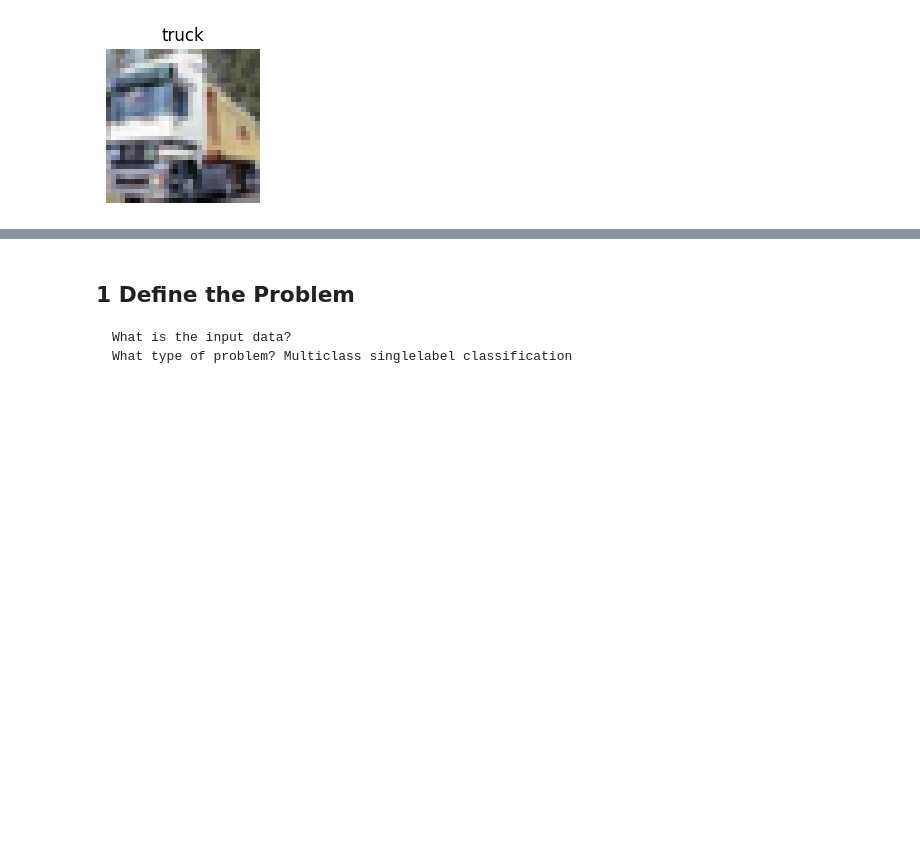
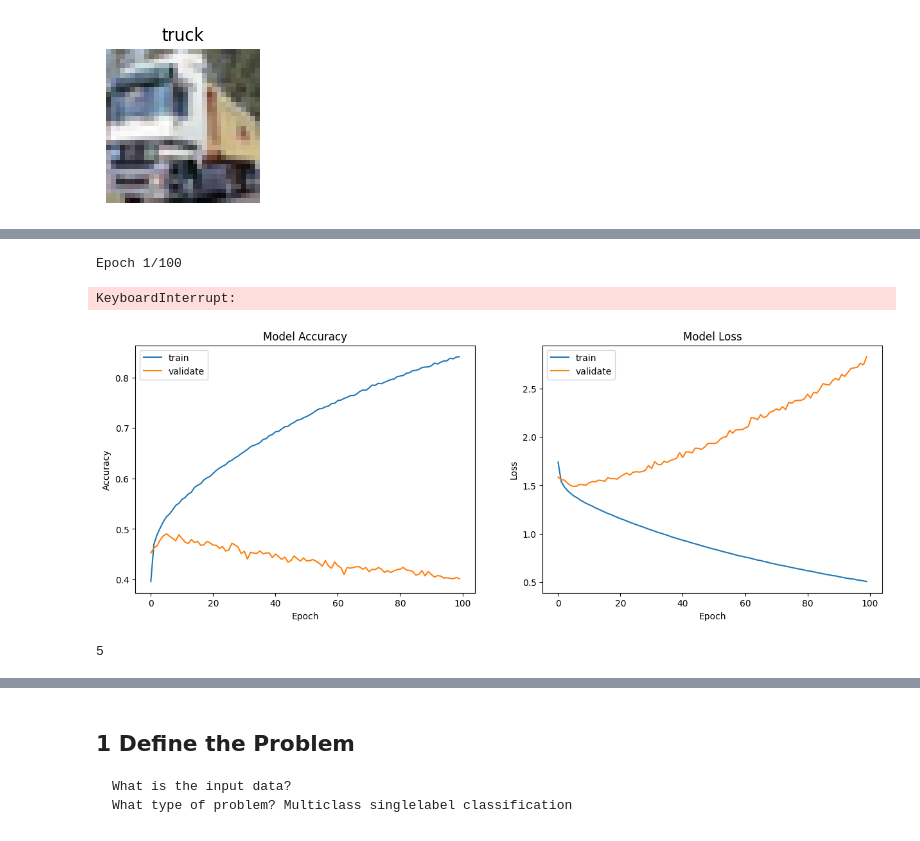
Before and after one commit to Crediteur/Jupyter-Notebooks, a Jupyter notebook: cifar10_Image_Classification/CM3015_Final_cifar10.ipynb, the cells around one changed output, grey strips where cells are left out. Cells and saved outputs as stored; diff of their text form; code cells hidden in the pictures; blank space fills up the shorter version.

```diff
--- a/cifar10_Image_Classification/CM3015_Final_cifar10.ipynb
+++ b/cifar10_Image_Classification/CM3015_Final_cifar10.ipynb
@@ -105,0 +197,16 @@ show_multi(x_train[31:40], [y[0] for y in y_train[31:40]])
+# %%
+def dense_baseline_model():
+    model = models.Sequential()
+    model.add(layers.Dense(32, activation='relu', input_shape=X_train[0].shape))
+    model.add(layers.Flatten()) # flatten dimensions before output
+    model.add(layers.Dense(10, activation='softmax'))
+
+    # hyperparameters
+    model.compile(optimizer='rmsprop',
+                  loss='categorical_crossentropy',
+                  metrics=['accuracy'])
+
+    return model
+
+model = dense_baseline_model()
+model.summary()
@@ -105,0 +229,39 @@ show_multi(x_train[31:40], [y[0] for y in y_train[31:40]])
+# %%
+def plotmodelhistory(history):
+    fig, axs = plt.subplots(1,2,figsize=(15,5))
+    # summarize history for accuracy
+    axs[0].plot(history.history['accuracy'])
+    axs[0].plot(history.history['val_accuracy'])
+    axs[0].set_title('Model Accuracy')
+    axs[0].set_ylabel('Accuracy')
+    axs[0].set_xlabel('Epoch')
+    axs[0].legend(['train', 'validate'], loc='upper left')
+    # summarize history for loss
+    axs[1].plot(history.history['loss'])
+    axs[1].plot(history.history['val_loss'])
+    axs[1].set_title('Model Loss')
+    axs[1].set_ylabel('Loss')
+    axs[1].set_xlabel('Epoch')
+    axs[1].legend(['train', 'validate'], loc='upper left')
+    plt.show()
+# %%
+N_EPOCHS = 100
+BATCH_SIZE = 64
+
+
+history = model.fit(x_partial, y_partial,
+                    validation_data=(x_val, y_val),
+                    epochs=N_EPOCHS, batch_size=BATCH_SIZE,
+                    verbose=1)
+# %% [output]
+Epoch 1/100
+KeyboardInterrupt:
+# %%
+plotmodelhistory(history)
+# %% [output]
+[figure, added]
+# %%
+# min validation loss over 100 epochs
+print(np.argmin(history.history['val_loss']))
+# %% [output]
+5
```
Also changed, not shown: parts of 65 cells of this notebook.
